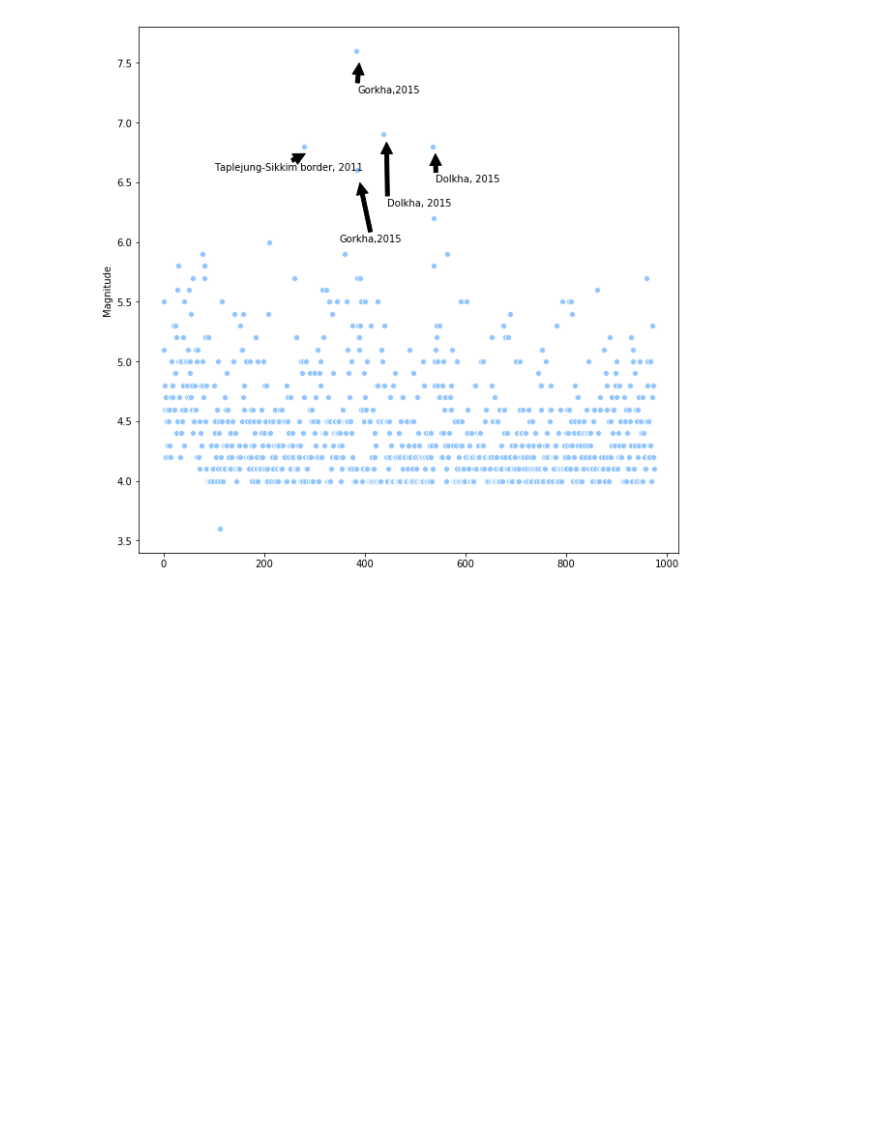
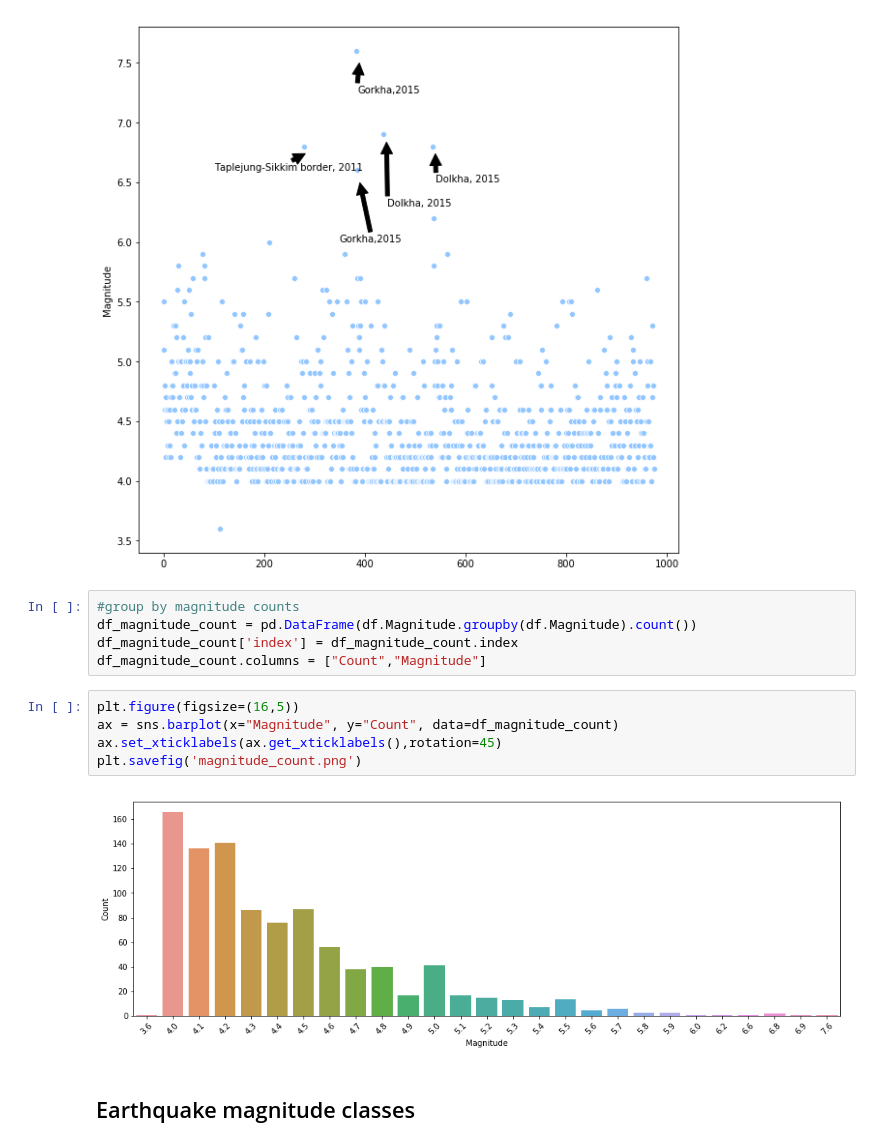
Before and after one commit to adisen99/ipython-basics, a Jupyter notebook: 05_Pandas.ipynb, the cells around one changed output. Drawn from its saved outputs; the diff is of its cells as text; blank space fills up the shorter version.

```diff
--- a/05_Pandas.ipynb
+++ b/05_Pandas.ipynb
@@ -241,3 +246,17 @@ plt.annotate('Taplejung-Sikkim border, 2011', xy=(282, 6.74), xytext=(100, 6.6),
 plt.savefig('overall_earthquakes.png')
 # %% [output]
 [figure]
+# %%
+#group by magnitude counts
+df_magnitude_count = pd.DataFrame(df.Magnitude.groupby(df.Magnitude).count())
+df_magnitude_count['index'] = df_magnitude_count.index
+df_magnitude_count.columns = ["Count","Magnitude"]
+# %%
+plt.figure(figsize=(16,5))
+ax = sns.barplot(x="Magnitude", y="Count", data=df_magnitude_count)
+ax.set_xticklabels(ax.get_xticklabels(),rotation=45)
+plt.savefig('magnitude_count.png')
+# %% [output]
+[figure, added]
+# %% [markdown]
+## Earthquake magnitude classes
```
Also changed, not shown: parts of 15 cells of this notebook, 11 other files.
